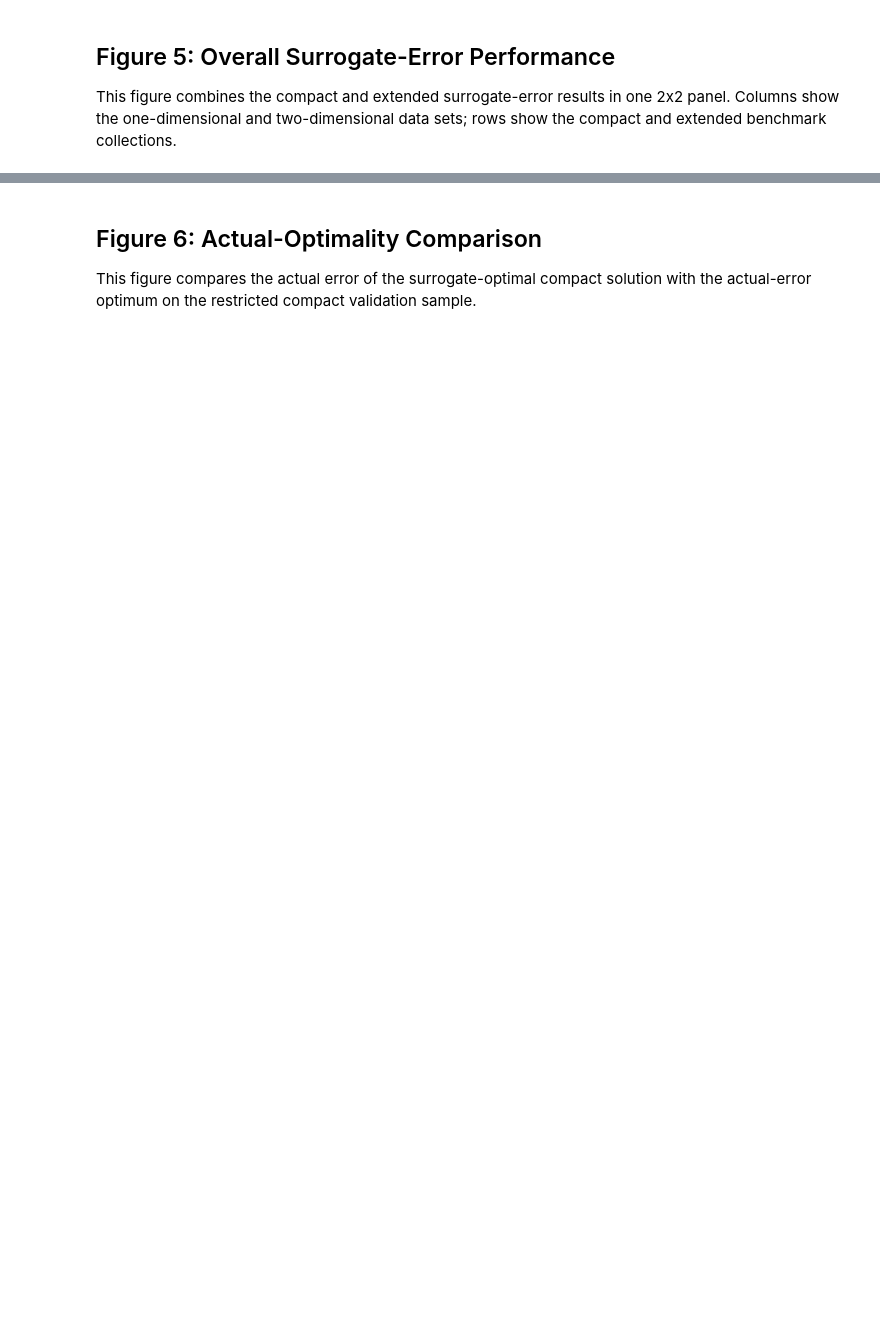
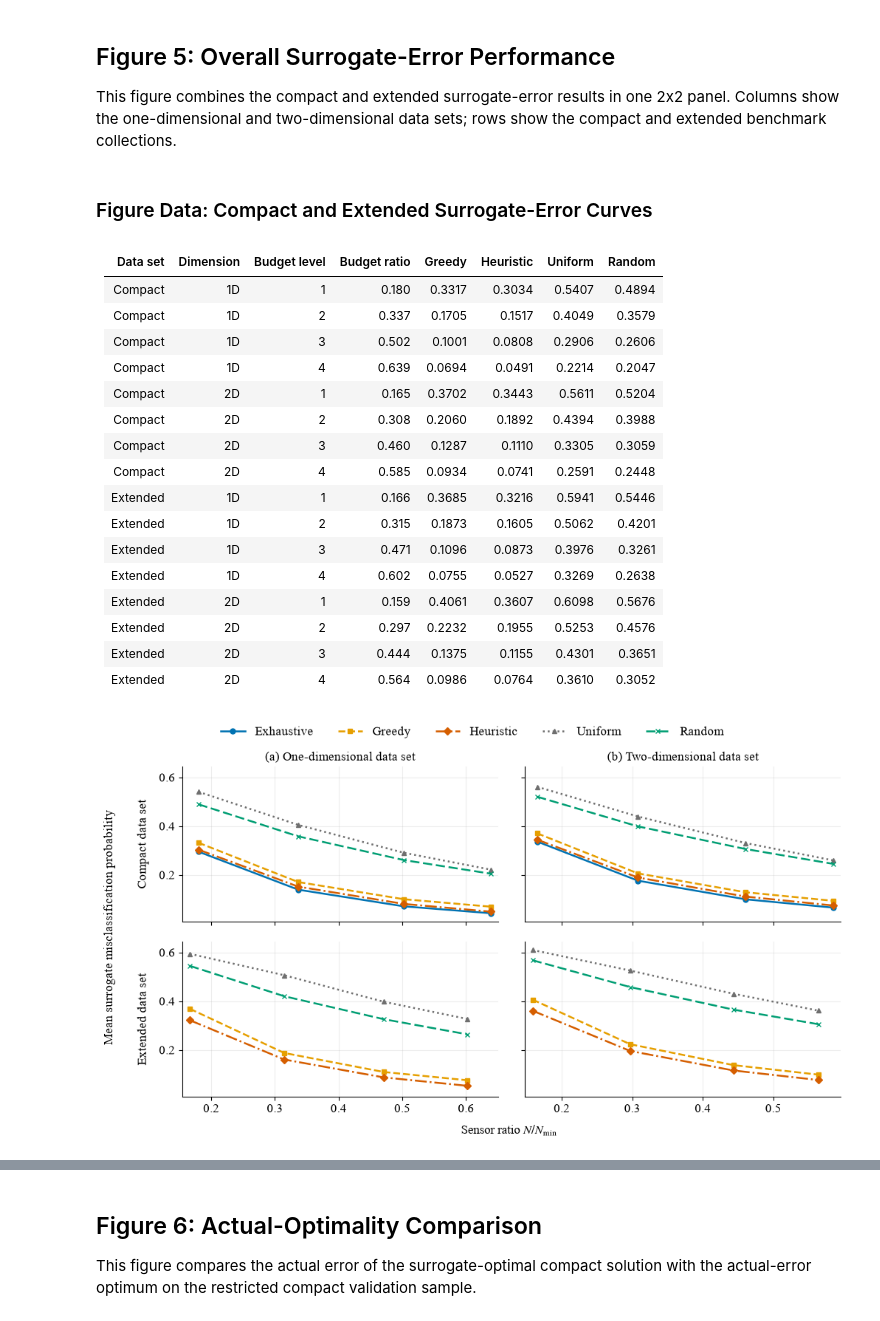
Before and after one commit to Avishka-Shamendra/quantum-sensor-placement-research, a Jupyter notebook: min-error-sequential/04_final_figures.ipynb, the cells around one changed output, grey strips where cells are left out. Cells and saved outputs as stored; diff of their text form; code cells hidden in the pictures; blank space fills up the shorter version.

```diff
--- a/min-error-sequential/04_final_figures.ipynb
+++ b/min-error-sequential/04_final_figures.ipynb
@@ -123,10 +137,6 @@ def expanded_surrogate_path(dataset):
     return EXPANDED_SURROGATE_ROOT / f"{result_dataset_name(dataset)}_{RUN_SCOPE}" / "tables" / "summary.csv"
 
 
-def expanded_actual_path(dataset):
-    return EXPANDED_ACTUAL_ROOT / f"{result_dataset_name(dataset)}_{RUN_SCOPE}" / "tables" / "summary.csv"
-
-
 def actual_optimal_path(dataset):
     return ACTUAL_OPTIMAL_ROOT / f"{result_dataset_name(dataset)}_{ACTUAL_OPTIMAL_SAMPLE_SCOPE}" / "tables" / "summary.csv"
 
@@ -147,10 +157,6 @@ expanded_surrogate_records = {
     dataset: read_summary_csv(expanded_surrogate_path(dataset))
     for dataset in EXPANDED_DATASETS
 }
-expanded_actual_records = {
-    dataset: read_summary_csv(expanded_actual_path(dataset))
-    for dataset in EXPANDED_DATASETS
-}
 actual_optimal_records = {
     dataset: read_summary_csv(actual_optimal_path(dataset))
     for dataset in COMPACT_DATASETS
@@ -161,7 +167,6 @@ for label, grouped_records in (
     ("compact surrogate", compact_surrogate_records),
     ("compact actual", compact_actual_records),
     ("expanded surrogate", expanded_surrogate_records),
-    ("expanded actual", expanded_actual_records),
     ("actual-optimality", actual_optimal_records),
 ):
     print(label)
@@ -271,7 +290,7 @@ def add_shared_legend(figure, axes, methods, *, ncol=None):
         handles,
         labels,
         loc="upper center",
-        bbox_to_anchor=(0.5, 1.03),
+        bbox_to_anchor=(0.5, 0.995),
         ncol=ncol or len(methods),
         frameon=False,
     )
@@ -561,7 +638,7 @@ def plot_compact_extended_surrogate_curves(
     figure, axes = plt.subplots(
         2,
         2,
-        figsize=(10.8, 7.2),
+        figsize=(10.2, 5.8),
         sharex="col",
         sharey=True,
     )
@@ -598,7 +675,7 @@ def plot_compact_extended_surrogate_curves(
             style_axis(axis)
         axes[row_index, 0].annotate(
             row_label,
-            xy=(-0.18, 0.5),
+            xy=(-0.125, 0.5),
             xycoords="axes fraction",
             ha="center",
             va="center",
@@ -606,10 +683,26 @@ def plot_compact_extended_surrogate_curves(
             fontsize=12,
         )
 
-    figure.supxlabel(r"Sensor ratio $N/N_{\min}$")
-    figure.supylabel("Mean surrogate misclassification probability", x=0.01)
+    for axis in axes.ravel():
+        axis.margins(x=0.025, y=0.06)
+    figure.text(0.55, 0.025, r"Sensor ratio $N/N_{\min}$", ha="center", va="center")
+    figure.text(
+        0.018,
+        0.50,
+        "Mean surrogate misclassification probability",
+        ha="center",
+        va="center",
+        rotation=90,
+    )
     add_shared_legend(figure, axes.ravel(), COMPACT_METHODS, ncol=5)
-    figure.tight_layout(rect=(0.05, 0.04, 1, 0.91))
+    figure.subplots_adjust(
+        left=0.115,
+        right=0.990,
+        bottom=0.105,
+        top=0.875,
+        wspace=0.085,
+        hspace=0.130,
+    )
     return figure
 
 compact_extended_surrogate_curve_rows = []
@@ -626,30 +719,51 @@ for dataset_label, records_by_dataset, methods in (
 
 display(Markdown("### Figure Data: Compact and Extended Surrogate-Error Curves"))
 display(Markdown(markdown_table(
     compact_extended_surrogate_curve_rows,
     (
         ("Data set", "data_set"),
         ("Dimension", "dimension"),
         ("Budget level", "budget_level"),
         ("Budget ratio", "budget_ratio"),
         ("Greedy", "greedy_error"),
         ("Heuristic", "heuristic_error"),
         ("Uniform", "uniform_error"),
         ("Random", "random_error"),
     ),
     {
         "budget_level": lambda x: f"{int(x)}",
         "budget_ratio": lambda x: f"{float(x):.3f}",
         "greedy_error": lambda x: f"{float(x):.4f}",
         "heuristic_error": lambda x: f"{float(x):.4f}",
         "uniform_error": lambda x: f"{float(x):.4f}",
         "random_error": lambda x: f"{float(x):.4f}",
     },
 )))
 
 figure_5 = plot_compact_extended_surrogate_curves(
     compact_surrogate_records,
     expanded_surrogate_records,
 )
 save_figure(figure_5, "figure_5_overall_surrogate_error_curves")
 display_or_close(figure_5)
+# %% [output]
+### Figure Data: Compact and Extended Surrogate-Error Curves
+| Data set | Dimension | Budget level | Budget ratio | Greedy | Heuristic | Uniform | Random |
+|---|---|---:|---:|---:|---:|---:|---:|
+| Compact | 1D | 1 | 0.180 | 0.3317 | 0.3034 | 0.5407 | 0.4894 |
+| Compact | 1D | 2 | 0.337 | 0.1705 | 0.1517 | 0.4049 | 0.3579 |
+| Compact | 1D | 3 | 0.502 | 0.1001 | 0.0808 | 0.2906 | 0.2606 |
+| Compact | 1D | 4 | 0.639 | 0.0694 | 0.0491 | 0.2214 | 0.2047 |
+| Compact | 2D | 1 | 0.165 | 0.3702 | 0.3443 | 0.5611 | 0.5204 |
+| Compact | 2D | 2 | 0.308 | 0.2060 | 0.1892 | 0.4394 | 0.3988 |
+| Compact | 2D | 3 | 0.460 | 0.1287 | 0.1110 | 0.3305 | 0.3059 |
+| Compact | 2D | 4 | 0.585 | 0.0934 | 0.0741 | 0.2591 | 0.2448 |
+| Extended | 1D | 1 | 0.166 | 0.3685 | 0.3216 | 0.5941 | 0.5446 |
+| Extended | 1D | 2 | 0.315 | 0.1873 | 0.1605 | 0.5062 | 0.4201 |
+| Extended | 1D | 3 | 0.471 | 0.1096 | 0.0873 | 0.3976 | 0.3261 |
+| Extended | 1D | 4 | 0.602 | 0.0755 | 0.0527 | 0.3269 | 0.2638 |
+| Extended | 2D | 1 | 0.159 | 0.4061 | 0.3607 | 0.6098 | 0.5676 |
+| Extended | 2D | 2 | 0.297 | 0.2232 | 0.1955 | 0.5253 | 0.4576 |
+| Extended | 2D | 3 | 0.444 | 0.1375 | 0.1155 | 0.4301 | 0.3651 |
+| Extended | 2D | 4 | 0.564 | 0.0986 | 0.0764 | 0.3610 | 0.3052 |
+[figure, added]
```
Also changed, not shown: parts of 12 cells of this notebook, 8 other files.
